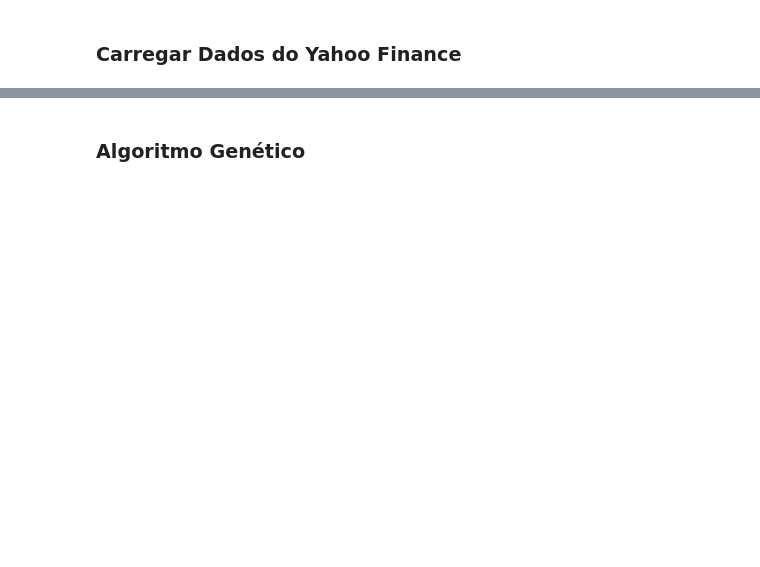
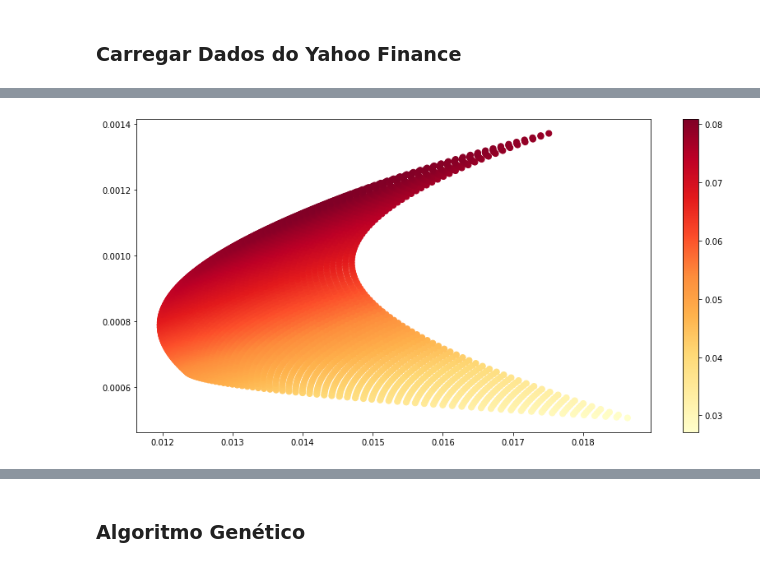
Before and after one commit to JumpingDino/GenPort, a Jupyter notebook: notebooks/Untitled.ipynb, the cells around one changed output, grey strips where cells are left out. Cells and saved outputs as stored; diff of their text form; code cells hidden in the pictures; blank space fills up the shorter version.

Commit message:
finish portfolio optimization

```diff
--- a/notebooks/Untitled.ipynb
+++ b/notebooks/Untitled.ipynb
@@ -62,0 +43,3 @@ df
+# %%
+final_df = pd.DataFrame(row,columns = ['Ticker','Mean Daily Return','Volatility'])
+final_df['Mean Daily Return'] = final_df['Mean Daily Return']
@@ -62,0 +103,24 @@ df
+# %%
+%%time
+
+import itertools
+STEP = 0.01
+w1s = np.arange(0,1 + STEP, STEP)
+
+N_STOCKS = 3
+vlt = final_df['Volatility'][:N_STOCKS]
+rets = final_df['Mean Daily Return'][:N_STOCKS]
+df_corr = pd.DataFrame.from_dict(return_dict).dropna().corr()[:N_STOCKS].iloc[:,:N_STOCKS]
+
+info = []
+for w1,w2 in itertools.product(w1s,w1s):
+
+    w = np.array([w1,w2,1-w1-w2])
+
+    if (1-w1-w2) >= 0.00000000001:
+        exp_ret = expected_return(w,rets)
+
+        vol_port = portfolio_volatility(vlt,w,df_corr)
+
+        info.append([w,exp_ret,vol_port])
+    #     print('w1:',w1,'- Exp Return:',exp_ret.sum(),'- Port Volat:',vol_port)
@@ -62,0 +129,14 @@ df
+# %%
+z = pd.DataFrame(info).rename(columns={1:'Return',2:'Volatility'})
+z['Sharpe'] = z['Return']/z['Volatility']
+# %%
+f, ax = plt.subplots(figsize = (14,7))
+#cmap=sns.color_palette("RdBu", 10)
+
+cmap = sns.cubehelix_palette(as_cmap=True)
+cmap = sns.color_palette("YlOrRd", 10, as_cmap=True)
+points = ax.scatter(z['Volatility'],z['Return'],c=z['Sharpe'], s=50, cmap=cmap)
+f.colorbar(points)
+plt.show()
+# %% [output]
+[figure, added]
```
Also changed, not shown: parts of 50 cells of this notebook, 1 other file.
